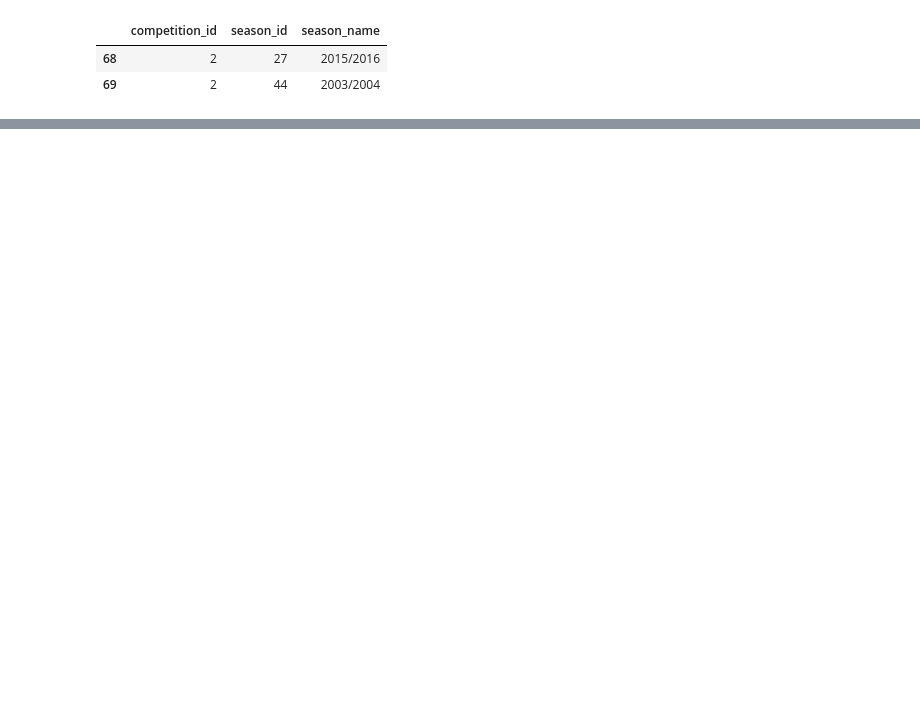
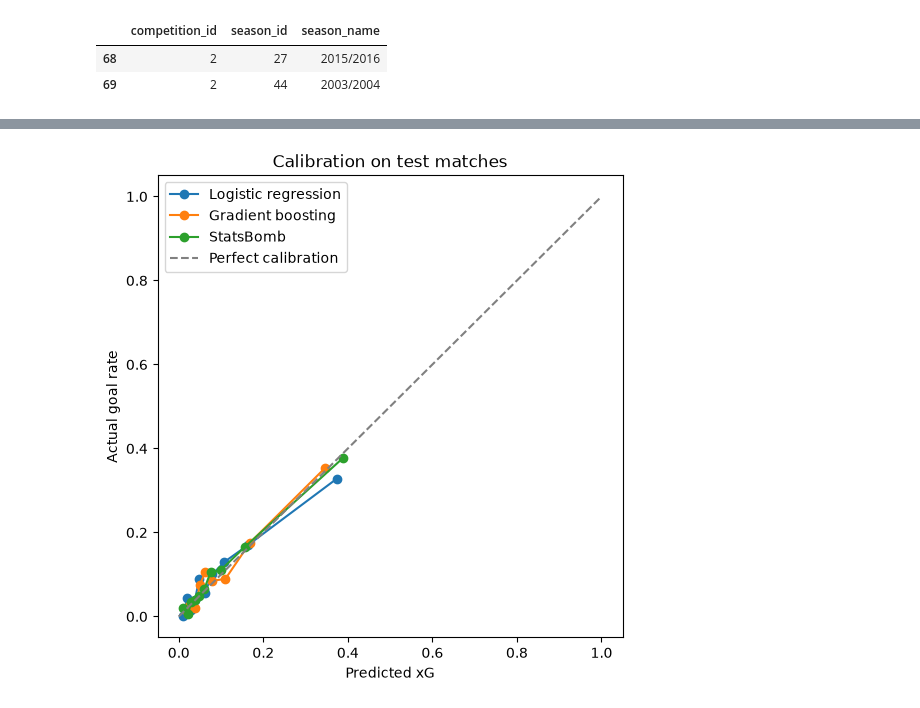
Before and after one commit to GeoJun77/inside-the-game, a Jupyter notebook: notebooks/explore_shots.ipynb, the cells around one changed output, grey strips where cells are left out. Drawn from its saved outputs; the diff is of its cells as text; code cells hidden in the pictures; blank space fills up the shorter version.

Commit message:
Save full xG exploration and training notebook

```diff
--- a/notebooks/explore_shots.ipynb
+++ b/notebooks/explore_shots.ipynb
@@ -14,0 +151,3 @@ comps[comps["competition_name"] == "Premier League"][["competition_id", "season_
+# %%
+shots = pd.read_pickle("pl_2015_shots.pkl")
+key_passes = pd.read_pickle("pl_2015_key_passes.pkl")
@@ -14,0 +542,21 @@ comps[comps["competition_name"] == "Premier League"][["competition_id", "season_
+# %%
+from sklearn.ensemble import HistGradientBoostingClassifier
+
+gbm = Pipeline([
+    ("prep", ColumnTransformer([
+        ("num", "passthrough", NUMERIC),
+        ("bool", "passthrough", BOOLEAN),
+        ("cat", OneHotEncoder(handle_unknown="ignore", sparse_output=False), CATEGORICAL),
+    ])),
+    ("model", HistGradientBoostingClassifier(
+        max_iter=500, learning_rate=0.03, max_depth=3, min_samples_leaf=40,
+        l2_regularization=1.0, early_stopping=True, validation_fraction=0.15, random_state=42,
+    )),
+])
+
+gbm.fit(X_train, y_train)
+xg_gbm = gbm.predict_proba(X_test)[:, 1]
+
+evaluate("Logistic regression", xg_logreg)
+evaluate("Gradient boosting", xg_gbm)
+evaluate("StatsBomb xG", xg_statsbomb)
@@ -14,0 +571,21 @@ comps[comps["competition_name"] == "Premier League"][["competition_id", "season_
+# %%
+import os
+import matplotlib.pyplot as plt
+from sklearn.calibration import calibration_curve
+
+fig, ax = plt.subplots(figsize=(6, 6))
+for name, proba in [("Logistic regression", xg_logreg), ("Gradient boosting", xg_gbm), ("StatsBomb", xg_statsbomb)]:
+    frac_goals, mean_pred = calibration_curve(y_test, proba, n_bins=10, strategy="quantile")
+    ax.plot(mean_pred, frac_goals, marker="o", label=name)
+
+
+ax.plot([0, 1], [0, 1], "--", color="gray", label="Perfect calibration")
+ax.set_xlabel("Predicted xG")
+ax.set_ylabel("Actual goal rate")
+ax.set_title("Calibration on test matches")
+ax.legend()
+os.makedirs("docs", exist_ok=True)
+plt.savefig("docs/xg_calibration.png", dpi=150, bbox_inches="tight")
+plt.show()
+# %% [output]
+[figure, added]
```
Also changed, not shown: parts of 39 cells of this notebook.
